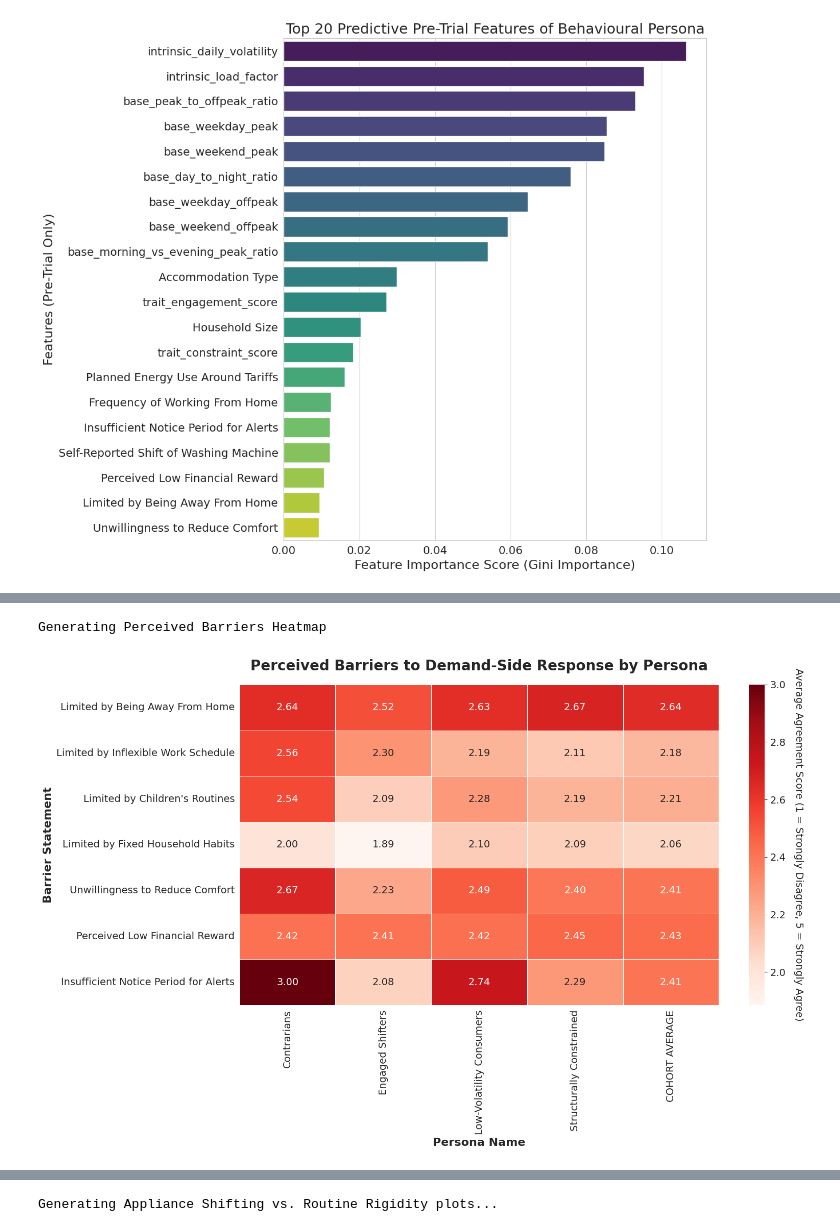
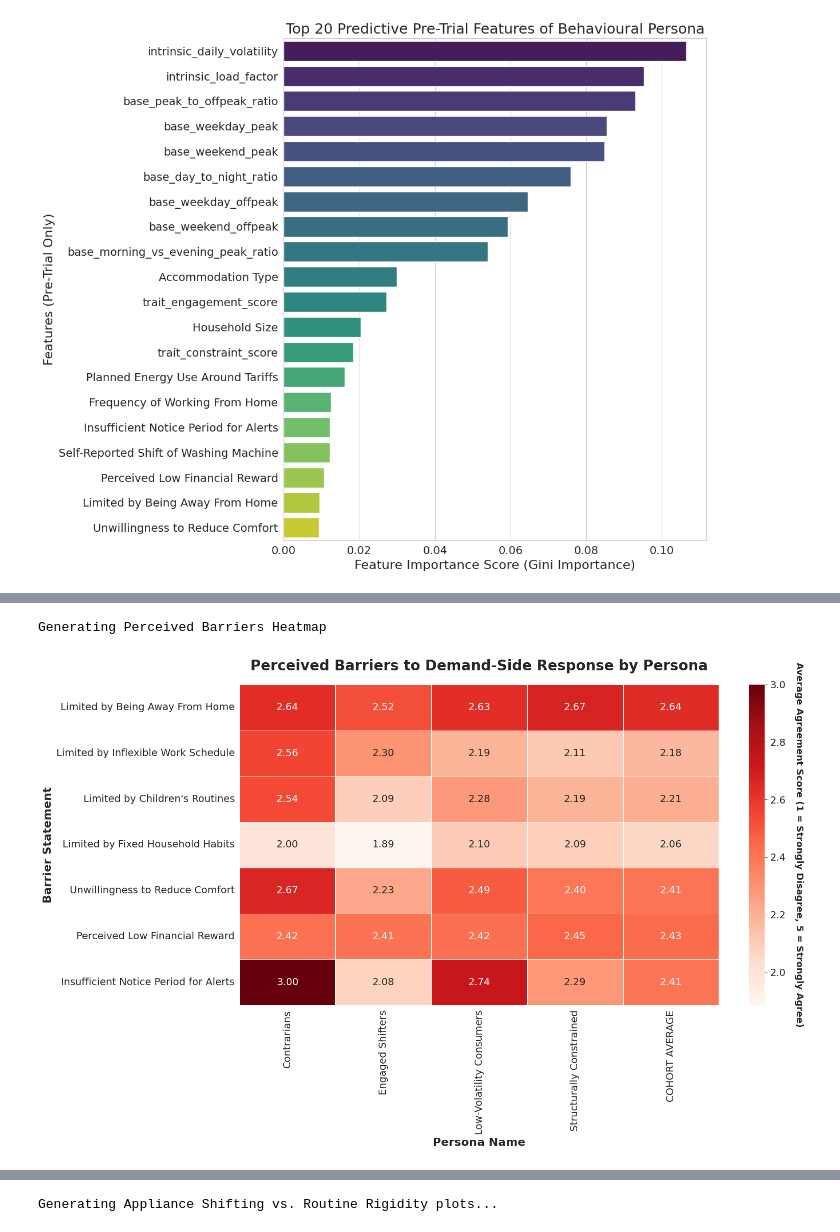
Before and after one commit to dannynew111/erp-clustering-smart-meter-data, a Jupyter notebook: advanced_stats_analysis.ipynb, the cells around one changed output, grey strips where cells are left out. Cells and saved outputs as stored; diff of their text form; code cells hidden in the pictures.

Commit message:
Adding advanced statistical analysis notebook.

```diff
--- a/advanced_stats_analysis.ipynb
+++ b/advanced_stats_analysis.ipynb
@@ -435,7 +396,9 @@ Passing `palette` without assigning `hue` is deprecated and will be removed in v
   ax = sns.barplot(x='persona_name', y=col, data=df, palette=persona_colours, order=persona_order)
 [figure]
 # %%
-# Barrier analysis heatmap
+# Subsection 5b: Perceived Barriers Heatmap
+# This heatmap visually compares the average agreement score for each barrier
+# across all four personas and the cohort average.
 
 print("\nGenerating Perceived Barriers Heatmap")
 
@@ -455,33 +418,34 @@ barrier_data.loc['COHORT AVERAGE'] = df[barrier_cols].mean()
 
 heatmap = sns.heatmap(
     barrier_data.T,
     annot=True,
     fmt=".2f",
     cmap='Reds',
     linewidths=.5,
     ax=ax
 )
 
 #  Manually adjust colour bar label as wasn't fitting on screen before
 cbar = heatmap.collections[0].colorbar
 cbar.set_label(
     'Average Agreement Score (1 = Strongly Disagree, 5 = Strongly Agree)',
     rotation=270, # Rotate the label to be horizontal
     labelpad=25,   # Move the label further away from the color bar
-    fontsize=14    # adjusted font size
+    fontsize=13,    # adjusted font size
+    fontweight='bold'  #makes label bold
 )
 
 
 ax.set_title('Perceived Barriers to Demand-Side Response by Persona', weight='bold', pad=20, fontsize=20)
 ax.set_xlabel('Persona Name', weight='bold', fontsize=16)
 ax.set_ylabel('Barrier Statement', weight='bold', fontsize=16)
 plt.xticks(rotation=90, fontsize=14)
 plt.yticks(rotation=0, fontsize=14)
 
 # Use tight_layout as a final polish, now that the main issue is solved
 plt.tight_layout()
 plt.show()
 # %% [output]
 Generating Perceived Barriers Heatmap
-[figure, old version]
+[figure, new version]
 # %%
```
Also changed, not shown: parts of 10 cells of this notebook.
